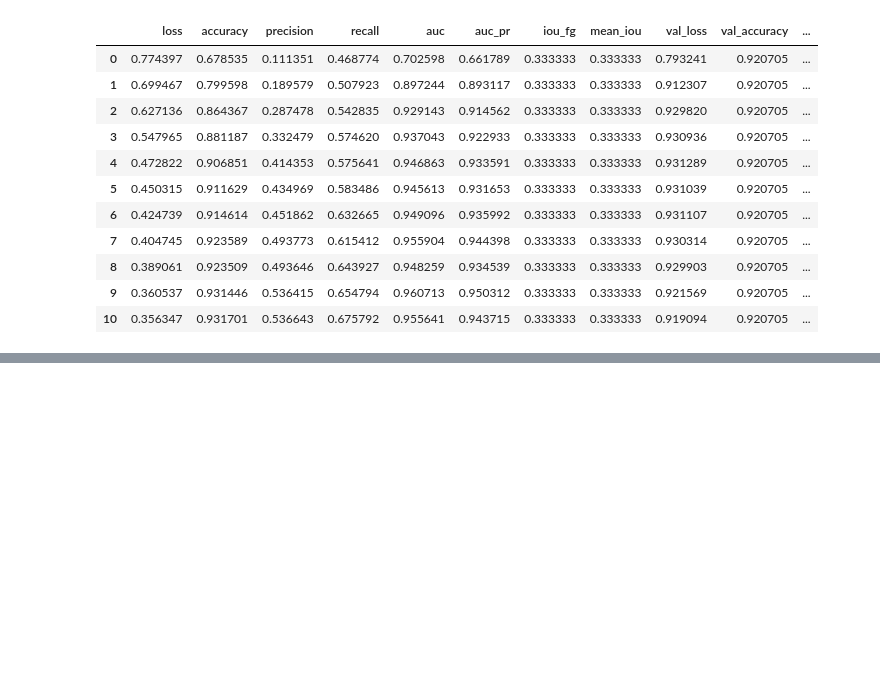
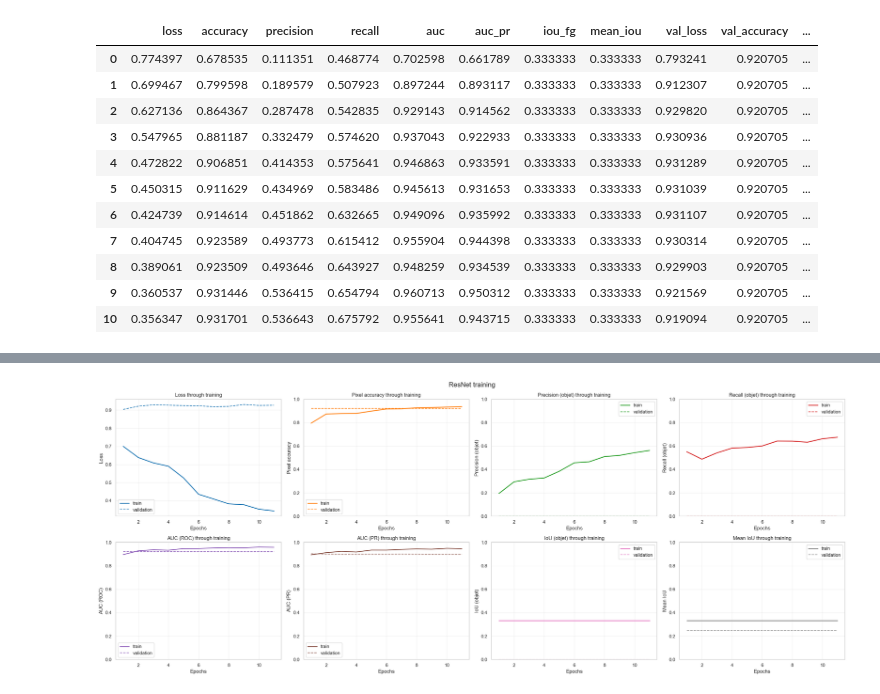
Before and after one commit to AntoninDurousseau/Studies, a Jupyter notebook: Project/UNet_&_CNN/UNet.ipynb, the cells around one changed output, grey strips where cells are left out. Saved outputs shown, nothing was run; the diff lists cells and outputs as text; code cells hidden in the pictures; blank space fills up the shorter version.

```diff
--- a/Project/UNet_&_CNN/UNet.ipynb
+++ b/Project/UNet_&_CNN/UNet.ipynb
@@ -1014,0 +1512,45 @@ display(
+# %%
+historic_resnet = pd.DataFrame(history_resnet.history)
+epochs = range(1, len(historic_resnet) + 1)
+
+metrics = [
+    "loss", "accuracy", "precision", "recall",
+    "auc", "auc_pr", "iou_fg", "mean_iou",
+]
+titles = {
+    "loss": "Loss",
+    "accuracy": "Pixel accuracy",
+    "precision": "Precision (objet)",
+    "recall": "Recall (objet)",
+    "auc": "AUC (ROC)",
+    "auc_pr": "AUC (PR)",
+    "iou_fg": "IoU (objet)",
+    "mean_iou": "Mean IoU",
+}
+
+figure, axes = plt.subplots(2, 4, figsize=(25, 10))
+palette = sns.color_palette("tab10", n_colors=len(metrics))
+
+for index, (metric_name, axis) in enumerate(zip(metrics, axes.flat)):
+    if metric_name not in historic_resnet.columns:
+        axis.set_visible(False)  # métrique absente de l'historique
+        continue
+
+    color = palette[index]
+    axis.plot(epochs, historic_resnet[metric_name], lw=2, color=color, label="train")
+    if "val_" + metric_name in historic_resnet.columns:
+        axis.plot(epochs, historic_resnet["val_" + metric_name], ls="--", color=color, label="validation")
+
+    if metric_name != "loss":
+        axis.set_ylim(0, 1)
+    axis.set_ylabel(titles[metric_name])
+    axis.set_xlabel("Epochs")
+    axis.set_title("%s through training" % titles[metric_name])
+    axis.grid(alpha=0.3)
+    axis.legend()
+
+plt.suptitle("ResNet training", fontsize=16)
+plt.tight_layout()
+plt.show()
+# %% [output]
+[figure, added]
```
Also changed, not shown: parts of 25 cells of this notebook.
